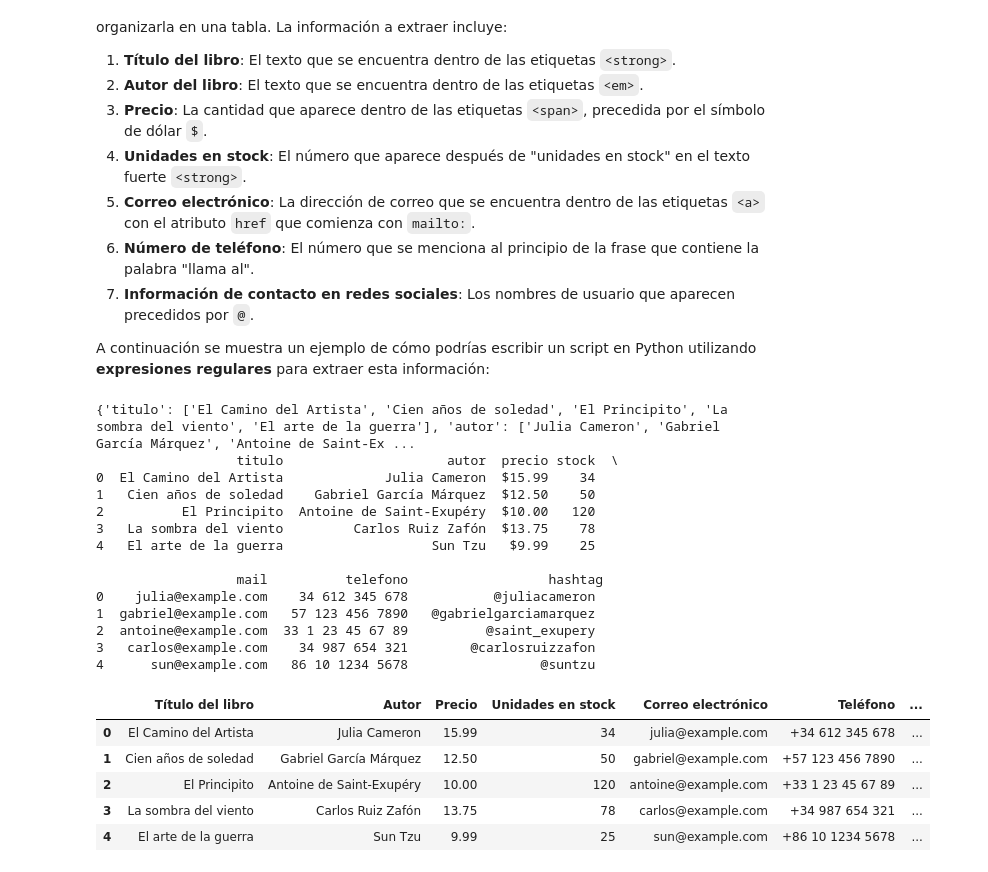
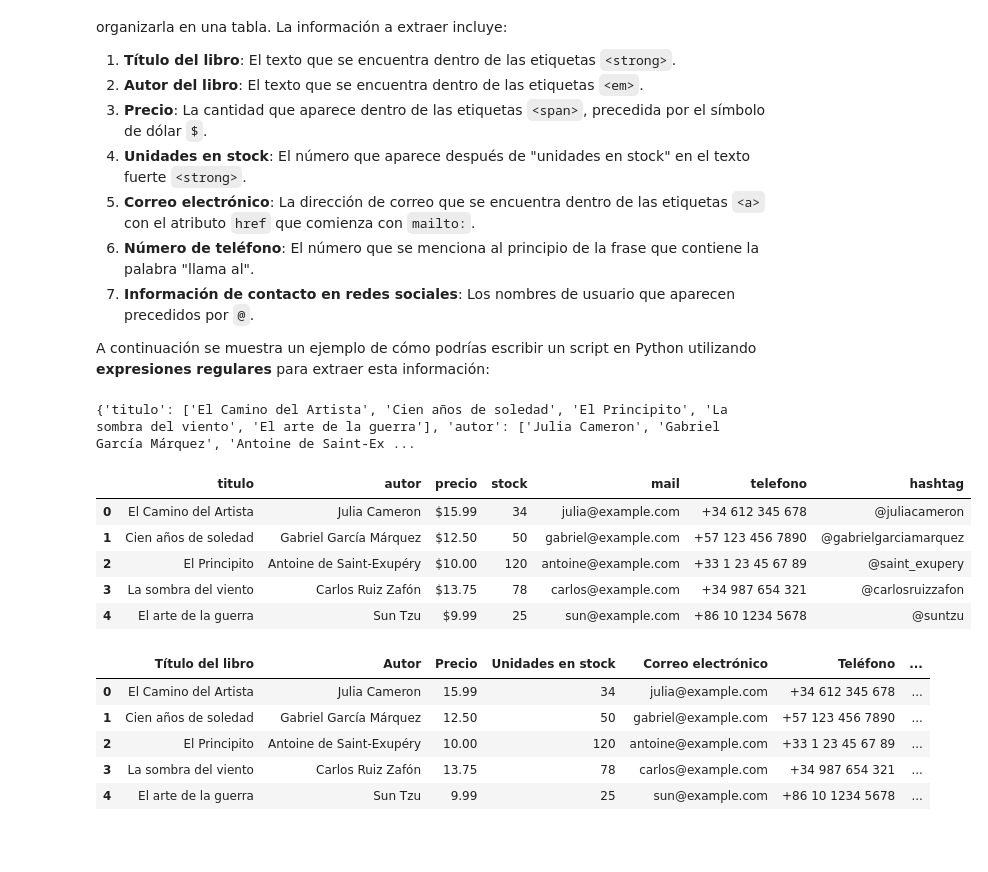
Before and after one commit to Laquesis/cursoIA, a Jupyter notebook: respuestaDesafios_Regex_carmen_ramirez.ipynb, the cells around one changed output. Cells and saved outputs as stored; diff of their text form; code cells hidden in the pictures; blank space fills up the shorter version.

```diff
--- a/respuestaDesafios_Regex_carmen_ramirez.ipynb
+++ b/respuestaDesafios_Regex_carmen_ramirez.ipynb
@@ -68,48 +68,42 @@ texto_html = """
 """
 div_patron =r'<div[^>]*\bclass="[^"]*\bproducto\b[^"]*"[^>]*>(.*?)<\/div>'
 patron_strong_texto =r'<strong>([^\d]+?)<\/strong>'
 patron_strong_numero =r'<strong>.*?(\d+).*?<\/strong>'
 patron_span=r'<span>([0-9.\-$]+)<\/span>'
 patron_em=r'<em>([^<]+)<\/em>'
 patron_email=r'<a[^>]*href=["\']mailto:([a-zA-Z0-9._%+-]+@[a-zA-Z0-9.-]+\.[a-zA-Z]{2,})["\'][^>]*>'
 patron_hashtag=r'\s@\w+\s'
-patron_telefono=r'\+?(\d[\d\s-]{7,}\d)'
+patron_telefono=r'(\+?\d[\d\s-]{7,}\d)'
+#r"(?<!\w)()
 
 tabla ={"titulo":[],
         "autor":[],
         "precio":[],
         "stock":[],
         "mail":[],
         "telefono":[],
         "hashtag":[]}
 
 
 tabla['titulo']= re.findall(patron_strong_texto,texto_html)
 tabla['autor'] = re.findall(patron_em,texto_html)
 tabla['precio']= re.findall(patron_span,texto_html)
 tabla['stock'] = re.findall(patron_strong_numero,texto_html)
 tabla['mail'] =re.findall(patron_email, texto_html)
 tabla['telefono'] = re.findall(patron_telefono,texto_html)
 tabla['hashtag']= re.findall(patron_hashtag,texto_html)
 print(tabla)
 #data frame
 df = pd.DataFrame(tabla)
-print(df)
+df
 # %% [output]
 {'titulo': ['El Camino del Artista', 'Cien años de soledad', 'El Principito', 'La sombra del viento', 'El arte de la guerra'], 'autor': ['Julia Cameron', 'Gabriel García Márquez', 'Antoine de Saint-Ex ...
-                  titulo                     autor  precio stock  \
-0  El Camino del Artista             Julia Cameron  $15.99    34
-1   Cien años de soledad    Gabriel García Márquez  $12.50    50
-2          El Principito  Antoine de Saint-Exupéry  $10.00   120
-3   La sombra del viento         Carlos Ruiz Zafón  $13.75    78
-4   El arte de la guerra                   Sun Tzu   $9.99    25
-
-                  mail          telefono                  hashtag
-0    julia@example.com    34 612 345 678           @juliacameron
-1  gabriel@example.com   57 123 456 7890   @gabrielgarciamarquez
-2  antoine@example.com  33 1 23 45 67 89          @saint_exupery
-3   carlos@example.com    34 987 654 321        @carlosruizzafon
-4      sun@example.com   86 10 1234 5678                 @suntzu
+|  | titulo | autor | precio | stock | mail | telefono | hashtag |
+| 0 | El Camino del Artista | Julia Cameron | $15.99 | 34 | julia@example.com | +34 612 345 678 | @juliacameron |
+| 1 | Cien años de soledad | Gabriel García Márquez | $12.50 | 50 | gabriel@example.com | +57 123 456 7890 | @gabrielgarciamarquez |
+| 2 | El Principito | Antoine de Saint-Exupéry | $10.00 | 120 | antoine@example.com | +33 1 23 45 67 89 | @saint_exupery |
+| 3 | La sombra del viento | Carlos Ruiz Zafón | $13.75 | 78 | carlos@example.com | +34 987 654 321 | @carlosruizzafon |
+| 4 | El arte de la guerra | Sun Tzu | $9.99 | 25 | sun@example.com | +86 10 1234 5678 | @suntzu |
 # %%
 # Mostrar DataFrame
 tabla
```
Also changed, not shown: parts of 2 cells of this notebook.
